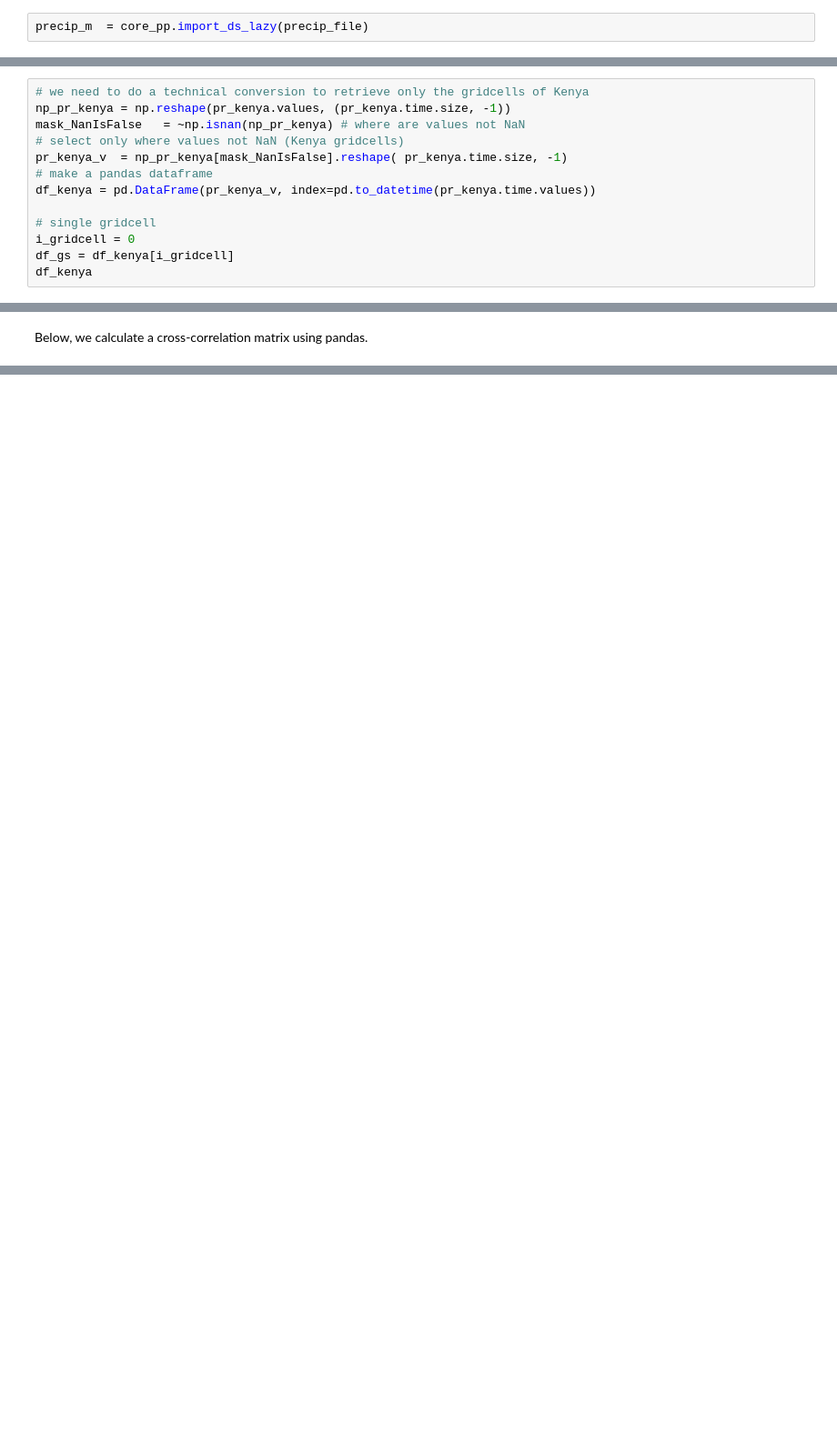
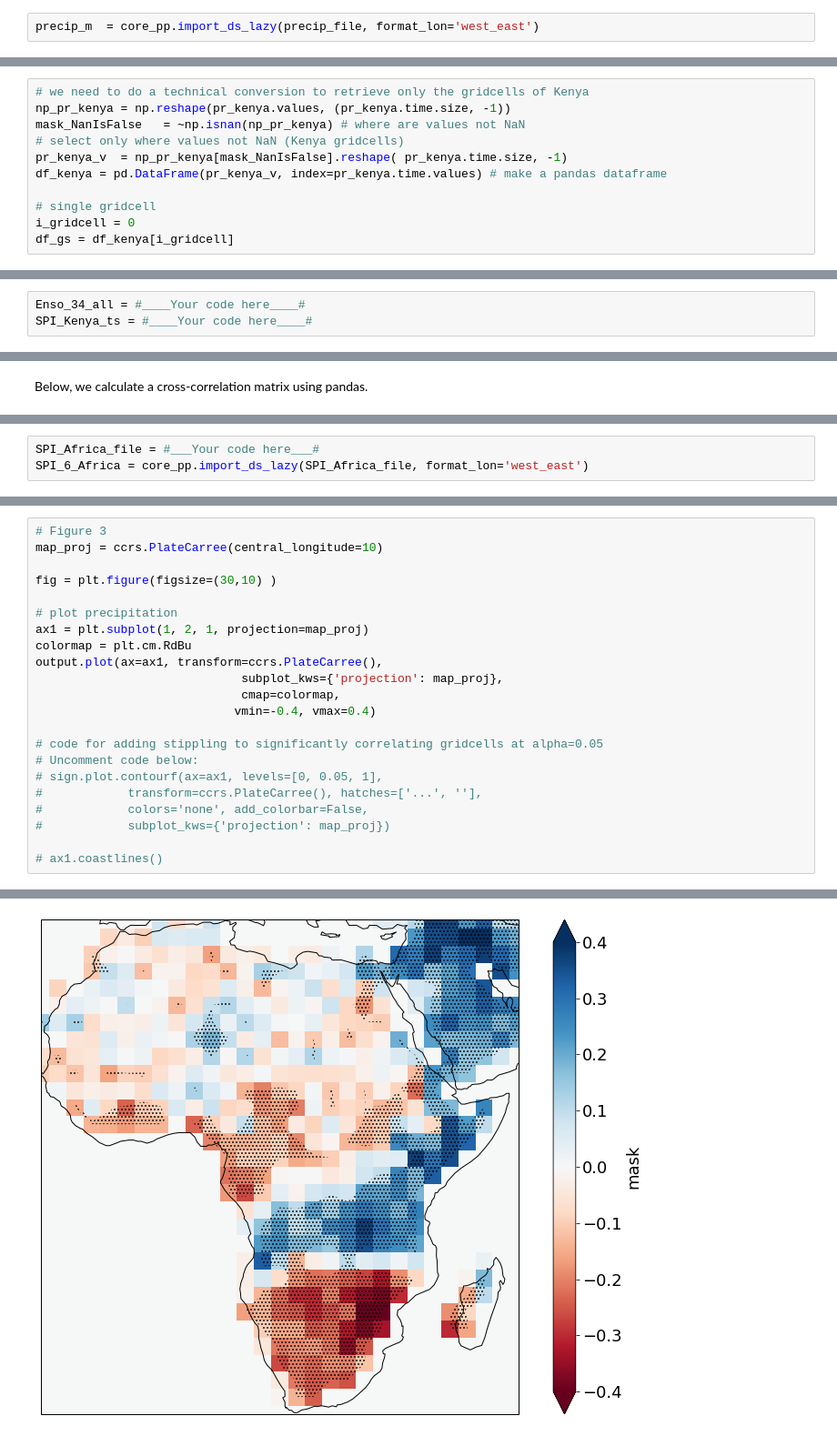
Before and after one commit to VU-IVM/CIP_drought_impact, a Jupyter notebook: Notebooks/Drought_Risk_Kenya.ipynb, the cells around one changed output, grey strips where cells are left out. Shown at 91% size. Saved outputs shown, nothing was run; the diff lists cells and outputs as text; blank space fills up the shorter version.

```diff
--- a/Notebooks/Drought_Risk_Kenya.ipynb
+++ b/Notebooks/Drought_Risk_Kenya.ipynb
@@ -78,2 +109,2 @@ You will now start with loading and inspecting the input data within Python Jupy
 # %%
-precip_m  = core_pp.import_ds_lazy(precip_file)
+precip_m  = core_pp.import_ds_lazy(precip_file, format_lon='west_east')
@@ -212,10 +217,8 @@ np_pr_kenya = np.reshape(pr_kenya.values, (pr_kenya.time.size, -1))
 mask_NanIsFalse   = ~np.isnan(np_pr_kenya) # where are values not NaN
 # select only where values not NaN (Kenya gridcells)
 pr_kenya_v  = np_pr_kenya[mask_NanIsFalse].reshape( pr_kenya.time.size, -1)
-# make a pandas dataframe
-df_kenya = pd.DataFrame(pr_kenya_v, index=pd.to_datetime(pr_kenya.time.values))
+df_kenya = pd.DataFrame(pr_kenya_v, index=pr_kenya.time.values) # make a pandas dataframe
 
 # single gridcell
 i_gridcell = 0
 df_gs = df_kenya[i_gridcell]
-df_kenya
@@ -531,0 +498,3 @@ SyntaxError: invalid syntax (<ipython-input-53-ca896a2400d1>, line 1)
+# %%
+Enso_34_all = #____Your code here____#
+SPI_Kenya_ts = #____Your code here____#
@@ -585,0 +582,3 @@ Tip: if you want to see what a function does, create a new cell, type the functi
+# %%
+SPI_Africa_file = #___Your code here___#
+SPI_6_Africa = core_pp.import_ds_lazy(SPI_Africa_file, format_lon='west_east')
@@ -585,0 +617,23 @@ Tip: if you want to see what a function does, create a new cell, type the functi
+# %%
+# Figure 3
+map_proj = ccrs.PlateCarree(central_longitude=10)
+
+fig = plt.figure(figsize=(30,10) )
+
+# plot precipitation
+ax1 = plt.subplot(1, 2, 1, projection=map_proj)
+colormap = plt.cm.RdBu
+output.plot(ax=ax1, transform=ccrs.PlateCarree(),
+                             subplot_kws={'projection': map_proj},
+                             cmap=colormap,
+                            vmin=-0.4, vmax=0.4)
+
+# code for adding stippling to significantly correlating gridcells at alpha=0.05
+# Uncomment code below:
+# sign.plot.contourf(ax=ax1, levels=[0, 0.05, 1],
+#            transform=ccrs.PlateCarree(), hatches=['...', ''],
+#            colors='none', add_colorbar=False,
+#            subplot_kws={'projection': map_proj})
+
+# ax1.coastlines()
+# %% [output]
@@ -585,0 +641 @@ Tip: if you want to see what a function does, create a new cell, type the functi
+[figure, added]
```
Also changed, not shown: parts of 90 cells of this notebook, 8 other files.
